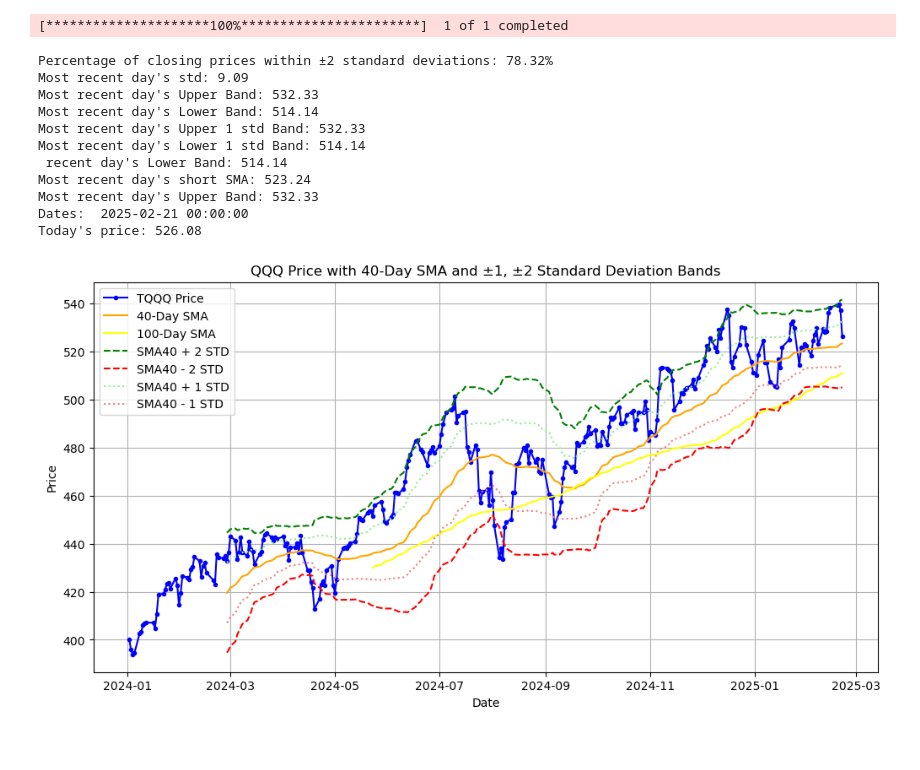
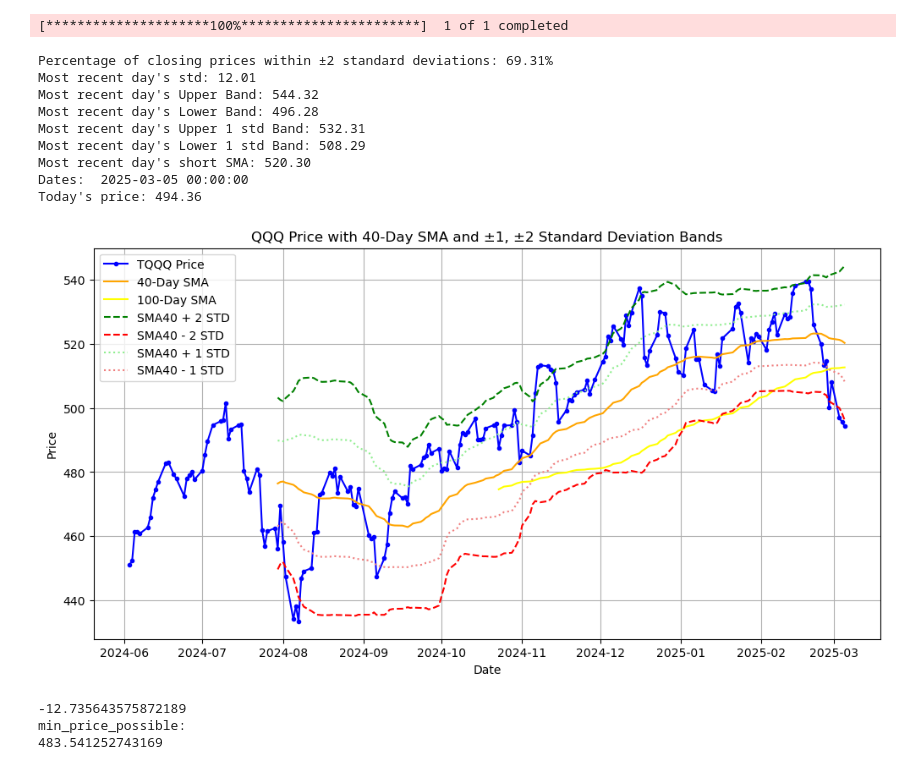
Before and after one commit to shixiangheng/XGB_stock_analysis_24YE, a Jupyter notebook: tqqq_normal_dist.ipynb, the cells around one changed output. Drawn from its saved outputs; the diff is of its cells as text; code cells hidden in the pictures.

```diff
--- a/tqqq_normal_dist.ipynb
+++ b/tqqq_normal_dist.ipynb
@@ -102,7 +116,7 @@ import numpy as np
 
 
 # User-defined date range
-start_date = "2024-01-01"  # Change as needed
+start_date = "2024-06-01"  # Change as needed
 end_date = "2025-12-31"    # Change as needed
 
 # Fetch TQQQ data
@@ -134,8 +148,7 @@ latest_std = list(std_dev)[-1]
 latest_upper_band = data["Upper Band"].iloc[-1]
 latest_lower_band = data["Lower Band"].iloc[-1]
 
-latest_upper_band = data["Upper Band 1"].iloc[-1]
-latest_lower_band = data["Lower Band 1"].iloc[-1]
+
 latest_sma1 = data[f"SMA{window_num}"].iloc[-1]
 latest_price = data['Close'].iloc[-1]
 today_date = data['Date'].iloc[-1]
@@ -144,48 +157,56 @@ print(f"Most recent day's std: {latest_std:.2f}")
 print(f"Most recent day's Upper Band: {latest_upper_band:.2f}")
 print(f"Most recent day's Lower Band: {latest_lower_band:.2f}")
 
-
+latest_upper_band = data["Upper Band 1"].iloc[-1]
+latest_lower_band = data["Lower Band 1"].iloc[-1]
 
 
 
 print(f"Most recent day's Upper 1 std Band: {latest_upper_band:.2f}")
 print(f"Most recent day's Lower 1 std Band: {latest_lower_band:.2f}")
-print(f" recent day's Lower Band: {latest_lower_band:.2f}")
 print(f"Most recent day's short SMA: {latest_sma1:.2f}")
-print(f"Most recent day's Upper Band: {latest_upper_band:.2f}")
 print('Dates: ',today_date)
 print(f"Today's price: {latest_price:.2f}")
 
 
 # Plot the results
 data.index = data['Date']
 plt.figure(figsize=(12, 6))
 plt.plot(data.index, data["Close"], label="TQQQ Price", color="blue", marker='.')
 plt.plot(data.index, data[f"SMA{window_num}"], label=f"{window_num}-Day SMA", color="orange")
 plt.plot(data.index, data[f"SMA{window_long}"], label=f"{window_long}-Day SMA", color="yellow")
 
 plt.plot(data.index, data["Upper Band"], label=f"SMA{window_num} + 2 STD", linestyle="dashed", color="green")
 plt.plot(data.index, data["Lower Band"], label=f"SMA{window_num} - 2 STD", linestyle="dashed", color="red")
 plt.plot(data.index, data["Upper Band 1"], label=f"SMA{window_num} + 1 STD", linestyle="dotted", color="lightgreen")
 plt.plot(data.index, data["Lower Band 1"], label=f"SMA{window_num} - 1 STD", linestyle="dotted", color="lightcoral")
 
 plt.title(f"{symbol} Price with {window_num}-Day SMA and ±1, ±2 Standard Deviation Bands")
 plt.xlabel("Date")
 plt.ylabel("Price")
 plt.legend()
 plt.grid()
 plt.show()
 # %% [output]
 [*********************100%***********************]  1 of 1 completed
-Percentage of closing prices within ±2 standard deviations: 78.32%
-Most recent day's std: 9.09
-Most recent day's Upper Band: 532.33
-Most recent day's Lower Band: 514.14
-Most recent day's Upper 1 std Band: 532.33
-Most recent day's Lower 1 std Band: 514.14
- recent day's Lower Band: 514.14
-Most recent day's short SMA: 523.24
-Most recent day's Upper Band: 532.33
-Dates:  2025-02-21 00:00:00
-Today's price: 526.08
+Percentage of closing prices within ±2 standard deviations: 69.31%
+Most recent day's std: 12.01
+Most recent day's Upper Band: 544.32
+Most recent day's Lower Band: 496.28
+Most recent day's Upper 1 std Band: 532.31
+Most recent day's Lower 1 std Band: 508.29
+Most recent day's short SMA: 520.30
+Dates:  2025-03-05 00:00:00
+Today's price: 494.36
-[figure, old version]
+[figure, new version]
+# %%
+data['diff'] =  data["Close"] - data["Lower Band"]
+#max_diff = data['diff'].dropna().max()
+min_diff = data['diff'].dropna().min()
+print(min_diff)
+print('min_price_possible: ')
+print(data["Lower Band"].iloc[-1]+min_diff)
+# %% [output]
+-12.735643575872189
+min_price_possible:
+483.541252743169
```
Also changed, not shown: parts of 3 cells of this notebook, 3 other files.
